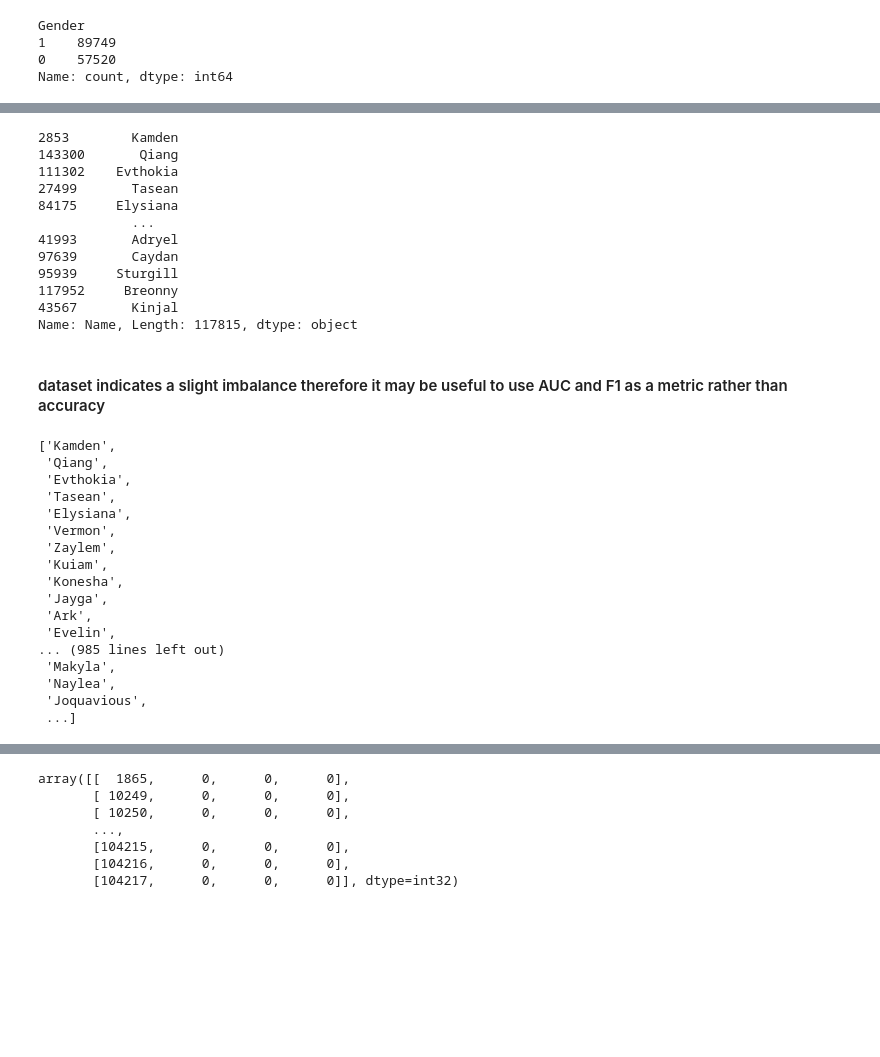
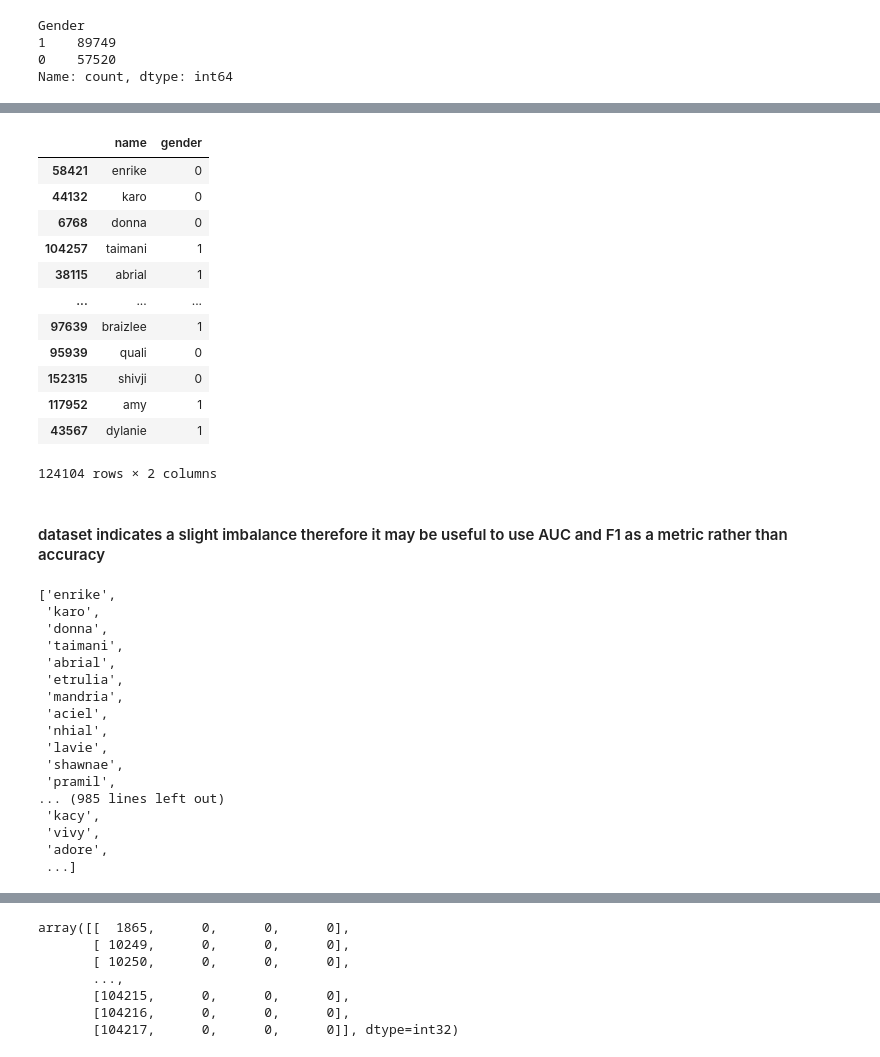
Before and after one commit to 08Aristodemus24/auto-job-app-sender, a Jupyter notebook: apps/experimentation.ipynb, the cells around one changed output, grey strips where cells are left out. Saved outputs shown, nothing was run; the diff lists cells and outputs as text; code cells hidden in the pictures; blank space fills up the shorter version.

```diff
--- a/apps/experimentation.ipynb
+++ b/apps/experimentation.ipynb
@@ -105,43 +278,44 @@ Name: count, dtype: int64
 # %%
 # split into training and testing
-X_trains, X_tests, Y_trains, Y_tests = train_test_split(name_gender_df['Name'], name_gender_df['Gender'], test_size=0.2, random_state=0)
-X_trains
+trains, tests = train_test_split(new_name_gender_df, test_size=0.2, random_state=0)
+trains
 # %% [output]
+|  | name | gender |
+| 58421 | enrike | 0 |
+| 44132 | karo | 0 |
+| 6768 | donna | 0 |
+| 104257 | taimani | 1 |
+| 38115 | abrial | 1 |
+| ... | ... | ... |
+| 97639 | braizlee | 1 |
+| 95939 | quali | 0 |
+| 152315 | shivji | 0 |
+| 117952 | amy | 1 |
+| 43567 | dylanie | 1 |
-2853        Kamden
-143300       Qiang
-111302    Evthokia
-27499       Tasean
-84175     Elysiana
-            ...
-41993       Adryel
-97639       Caydan
-95939     Sturgill
-117952     Breonny
-43567       Kinjal
-Name: Name, Length: 117815, dtype: object
+124104 rows × 2 columns
 # %% [markdown]
 #### dataset indicates a slight imbalance therefore it may be useful to use AUC and F1 as a metric rather than accuracy
 # %%
 # what we should do is encode each name we have into a numerical value
-unique_train_names = X_trains.unique().tolist()
+unique_train_names = trains['name'].unique().tolist()
 unique_train_names
 # %% [output]
-['Kamden',
- 'Qiang',
- 'Evthokia',
- 'Tasean',
- 'Elysiana',
- 'Vermon',
- 'Zaylem',
- 'Kuiam',
- 'Konesha',
- 'Jayga',
- 'Ark',
- 'Evelin',
+['enrike',
+ 'karo',
+ 'donna',
+ 'taimani',
+ 'abrial',
+ 'etrulia',
+ 'mandria',
+ 'aciel',
+ 'nhial',
+ 'lavie',
+ 'shawnae',
+ 'pramil',
 ... (985 lines left out)
- 'Makyla',
- 'Naylea',
- 'Joquavious',
+ 'kacy',
+ 'vivy',
+ 'adore',
  ...]
 # %%
 # what we should do is encode each name we have into a numerical value
```
Also changed, not shown: parts of 36 cells of this notebook, 2 other files.
